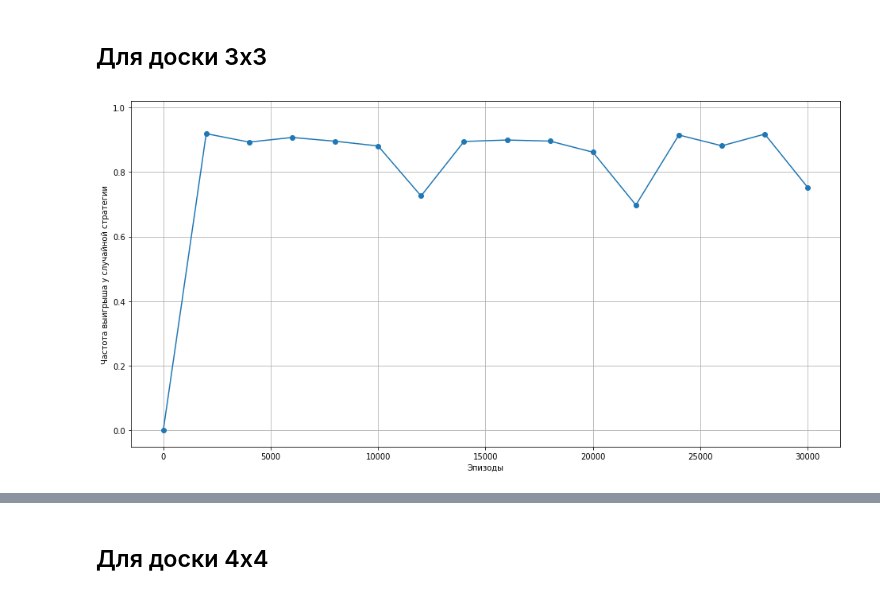
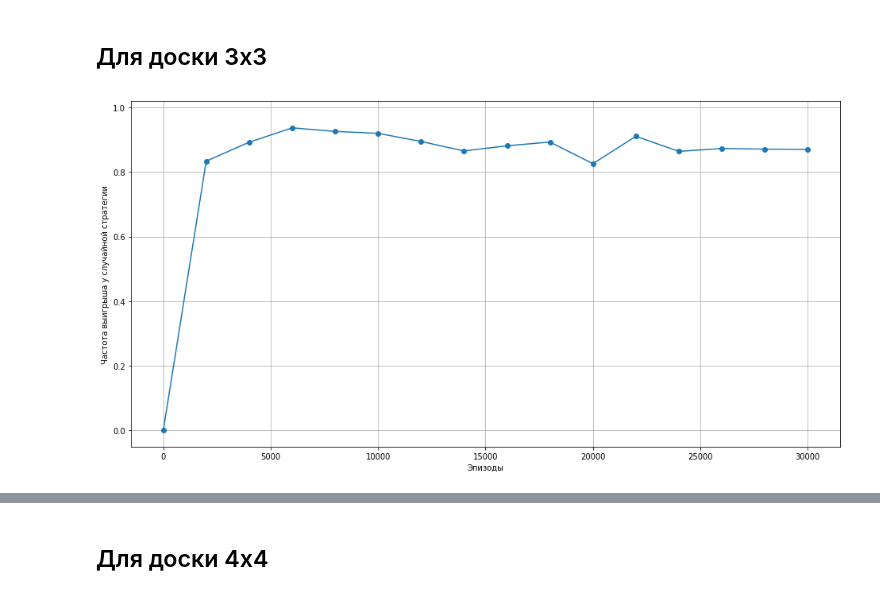
Before and after one commit to WadimZakharov/RL_DL, a Jupyter notebook: TicTacToe/hw2_TicTacToe.ipynb, the cells around one changed output, grey strips where cells are left out. Cells and saved outputs as stored; diff of their text form; code cells hidden in the pictures.

Commit message:
corrected DoubleDQN

```diff
--- a/TicTacToe/hw2_TicTacToe.ipynb
+++ b/TicTacToe/hw2_TicTacToe.ipynb
@@ -553,7 +553,7 @@ class TTTDoubleDQN():
         if self.update_a:
             return self.modelA(state).data.max(1)[1].view(1, 1)
         else:
-            return self.modelA(state).data.max(1)[1].view(1, 1)
+            return self.modelB(state).data.max(1)[1].view(1, 1)
 
     def select_action(self, state):
         sample = random.random()
@@ -655,24 +655,24 @@ class TTTDoubleDQN():
 ## Для доски 3x3
 # %%
 %%time
-DoubleDQN = TTTDoubleDQN(gamma=0.6, batch_size=128)
+DoubleDQN = TTTDoubleDQN(gamma=0.5, batch_size=128)
 n_iters = 30000
 delta_inf = 2000
 G = [0]
 episode = [0]
 step = n_iters//delta_inf
 for i in range(1, step+1):
     DoubleDQN.run(delta_inf, do_learning=True, greedy=False)
     gain = DoubleDQN.run(10000, do_learning=False, greedy=True)
     G.append(gain)
     episode.append(i*delta_inf)
 
 plt.figure(figsize=(16, 8))
 plt.plot(episode, G, 'o-')
 plt.xlabel('Эпизоды')
 plt.ylabel('Частота выигрыша у случайной стратегии')
 plt.grid()
 plt.ylim([-0.05,1.02])
 plt.show()
 # %% [output]
-[figure, old version]
+[figure, new version]
```
Also changed, not shown: parts of 3 cells of this notebook.
